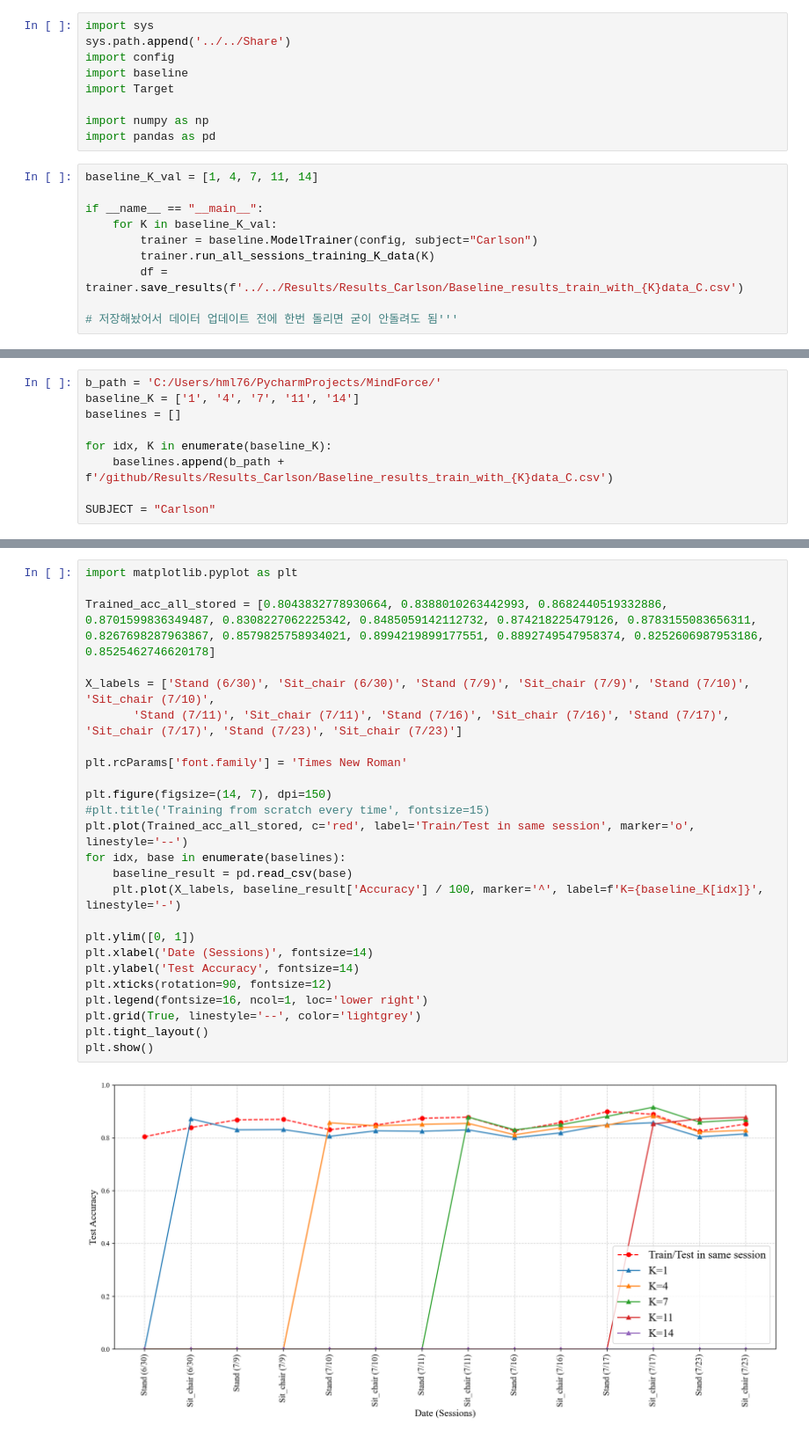
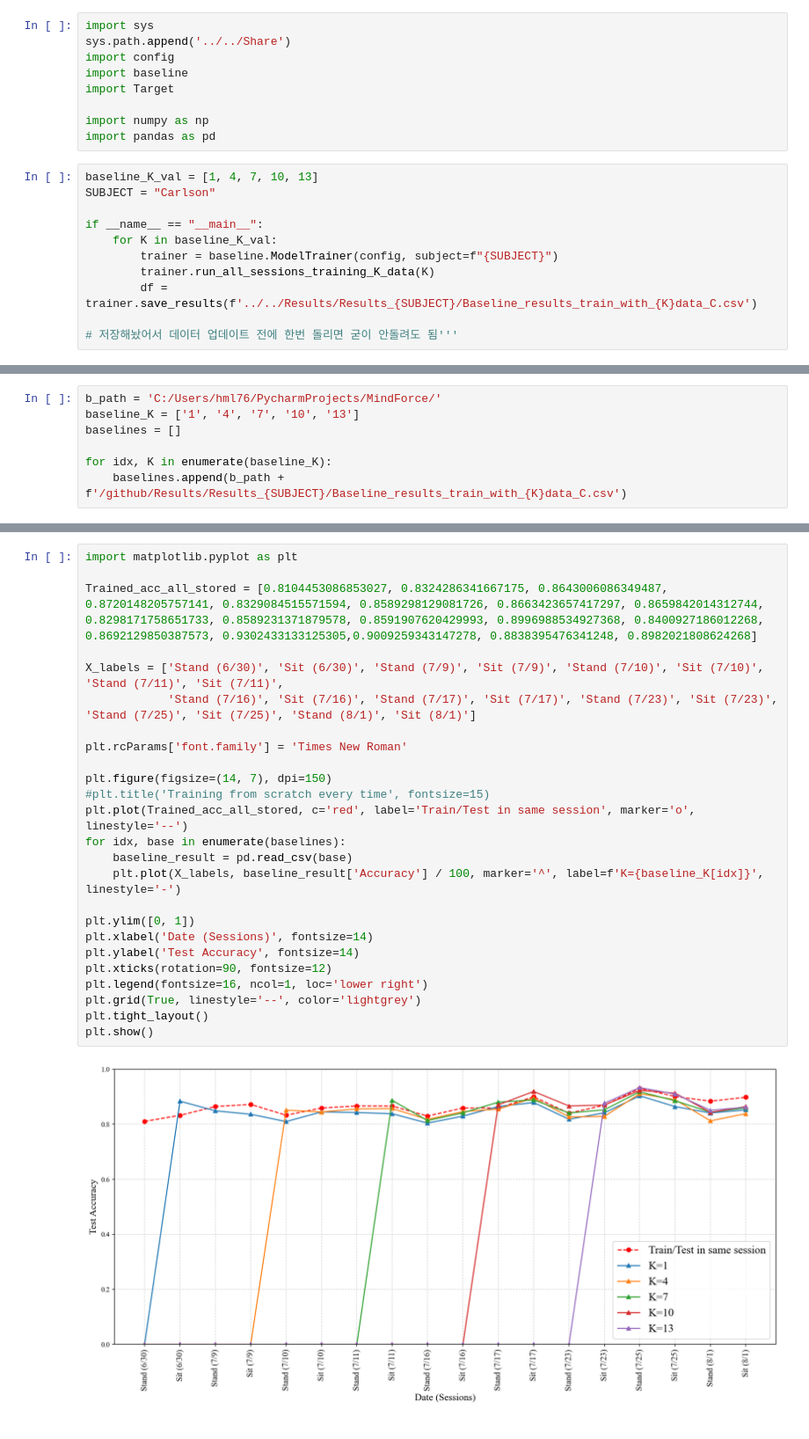
Before and after one commit to Hunminlee/Neural_Computing_Interface_MindForce, a Jupyter notebook: V6 Paper/Offline gesture - Subsection 1/Subject 4 (C).ipynb, the cells around one changed output, grey strips where cells are left out. Shown at 88% size. Drawn from its saved outputs; the diff is of its cells as text.

Commit message:
new subject - daily4

```diff
--- a/V6 Paper/Offline gesture - Subsection 1/Subject 4 (C).ipynb
+++ b/V6 Paper/Offline gesture - Subsection 1/Subject 4 (C).ipynb
@@ -8,13 +8,14 @@ import Target
 import numpy as np
 import pandas as pd
 # %%
-baseline_K_val = [1, 4, 7, 11, 14]
+baseline_K_val = [1, 4, 7, 10, 13]
+SUBJECT = "Carlson"
 
 if __name__ == "__main__":
     for K in baseline_K_val:
-        trainer = baseline.ModelTrainer(config, subject="Carlson")
+        trainer = baseline.ModelTrainer(config, subject=f"{SUBJECT}")
         trainer.run_all_sessions_training_K_data(K)
-        df = trainer.save_results(f'../../Results/Results_Carlson/Baseline_results_train_with_{K}data_C.csv')
+        df = trainer.save_results(f'../../Results/Results_{SUBJECT}/Baseline_results_train_with_{K}data_C.csv')
 
 # 저장해놨어서 데이터 업데이트 전에 한번 돌리면 굳이 안돌려도 됨'''
 # %% [output]
@@ -38,12 +39,10 @@ Results saved to ../../Results/Results_Carlson/Baseline_results_train_with_14dat
 # %%
 b_path = 'C:/Users/hml76/PycharmProjects/MindForce/'
-baseline_K = ['1', '4', '7', '11', '14']
+baseline_K = ['1', '4', '7', '10', '13']
 baselines = []
 
 for idx, K in enumerate(baseline_K):
-    baselines.append(b_path + f'/github/Results/Results_Carlson/Baseline_results_train_with_{K}data_C.csv')
-
-SUBJECT = "Carlson"
+    baselines.append(b_path + f'/github/Results/Results_{SUBJECT}/Baseline_results_train_with_{K}data_C.csv')
 # %%
 prog_trainer = Target.ProgressiveTrainer(config, subject=SUBJECT)
 Init_acc_all, Prev_acc_all, Trained_acc_all = prog_trainer.run(plot_learning_curve=False)
@@ -115,27 +111,27 @@ Trained_acc_all
 # %%
 import matplotlib.pyplot as plt
 
-Trained_acc_all_stored = [0.8043832778930664, 0.8388010263442993, 0.8682440519332886, 0.8701599836349487, 0.8308227062225342, 0.8485059142112732, 0.874218225479126, 0.8783155083656311, 0.8267698287963867, 0.8579825758934021, 0.8994219899177551, 0.8892749547958374, 0.8252606987953186, 0.8525462746620178]
+Trained_acc_all_stored = [0.8104453086853027, 0.8324286341667175, 0.8643006086349487, 0.8720148205757141, 0.8329084515571594, 0.8589298129081726, 0.8663423657417297, 0.8659842014312744, 0.8298171758651733, 0.8589231371879578, 0.8591907620429993, 0.8996988534927368, 0.8400927186012268, 0.8692129850387573, 0.9302433133125305,0.9009259343147278, 0.8838395476341248, 0.8982021808624268]
 
-X_labels = ['Stand (6/30)', 'Sit_chair (6/30)', 'Stand (7/9)', 'Sit_chair (7/9)', 'Stand (7/10)', 'Sit_chair (7/10)',
-       'Stand (7/11)', 'Sit_chair (7/11)', 'Stand (7/16)', 'Sit_chair (7/16)', 'Stand (7/17)', 'Sit_chair (7/17)', 'Stand (7/23)', 'Sit_chair (7/23)']
+X_labels = ['Stand (6/30)', 'Sit (6/30)', 'Stand (7/9)', 'Sit (7/9)', 'Stand (7/10)', 'Sit (7/10)', 'Stand (7/11)', 'Sit (7/11)',
+            'Stand (7/16)', 'Sit (7/16)', 'Stand (7/17)', 'Sit (7/17)', 'Stand (7/23)', 'Sit (7/23)', 'Stand (7/25)', 'Sit (7/25)', 'Stand (8/1)', 'Sit (8/1)']
 
 plt.rcParams['font.family'] = 'Times New Roman'
 
 plt.figure(figsize=(14, 7), dpi=150)
 #plt.title('Training from scratch every time', fontsize=15)
 plt.plot(Trained_acc_all_stored, c='red', label='Train/Test in same session', marker='o', linestyle='--')
 for idx, base in enumerate(baselines):
     baseline_result = pd.read_csv(base)
     plt.plot(X_labels, baseline_result['Accuracy'] / 100, marker='^', label=f'K={baseline_K[idx]}', linestyle='-')
 
 plt.ylim([0, 1])
 plt.xlabel('Date (Sessions)', fontsize=14)
 plt.ylabel('Test Accuracy', fontsize=14)
 plt.xticks(rotation=90, fontsize=12)
 plt.legend(fontsize=16, ncol=1, loc='lower right')
 plt.grid(True, linestyle='--', color='lightgrey')
 plt.tight_layout()
 plt.show()
 # %% [output]
-[figure, old version]
+[figure, new version]
```
Also changed, not shown: parts of 7 cells of this notebook, 16 other files.
